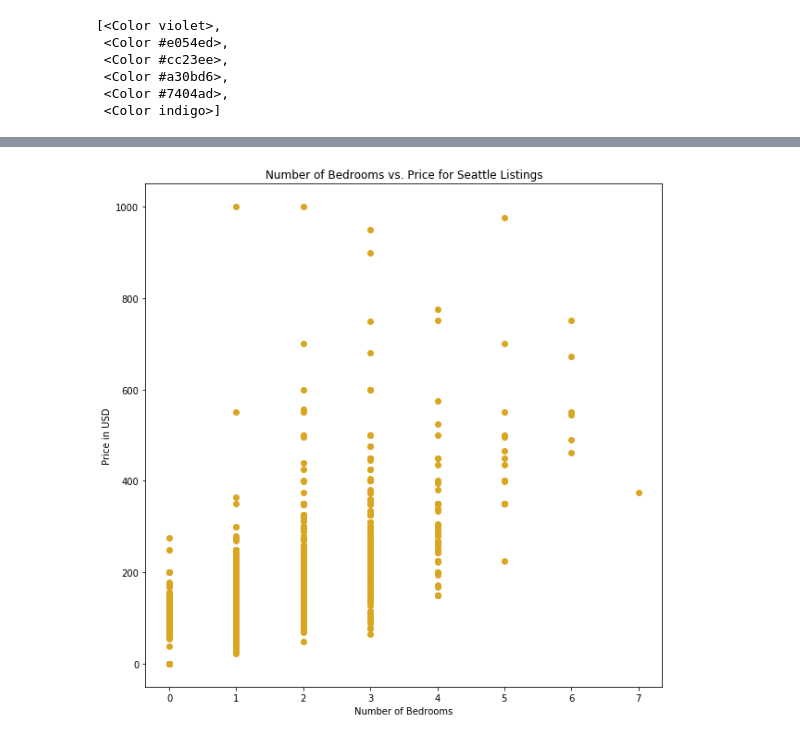
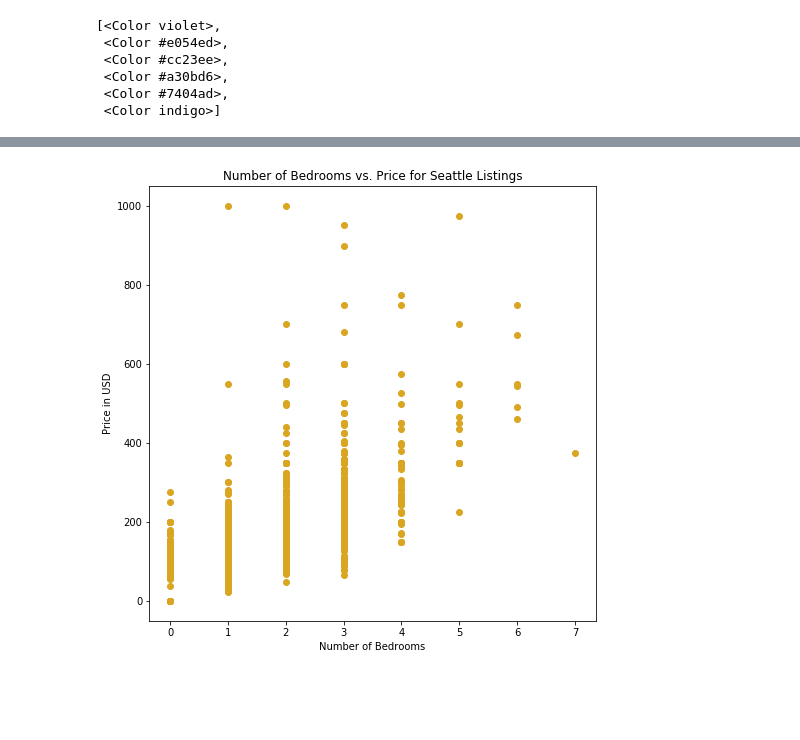
Before and after one commit to kevinhuynh23/RACK, a Jupyter notebook: analysis.ipynb, the cells around one changed output, grey strips where cells are left out. Cells and saved outputs as stored; diff of their text form; code cells hidden in the pictures; blank space fills up the shorter version.

```diff
--- a/analysis.ipynb
+++ b/analysis.ipynb
@@ -153,12 +163,12 @@ plt.show()
 # %%
 # Graph of number of bedrooms vs. price
-fig_num_bedrooms_vs_price = plt.figure(figsize = (10, 10))
+fig_num_bedrooms_vs_price = plt.figure(figsize = (8, 8))
 plt.scatter(lis.bedrooms, lis.price_float, color = 'goldenrod')
 plt.xlabel('Number of Bedrooms')
 plt.ylabel('Price in USD')
 plt.title('Number of Bedrooms vs. Price for Seattle Listings')
 plt.show()
 # %% [output]
-[figure, old version]
+[figure, new version]
 # %%
 # Graph of number of bathrooms vs. price
```
Also changed, not shown: parts of 11 cells of this notebook, 4 other files.
